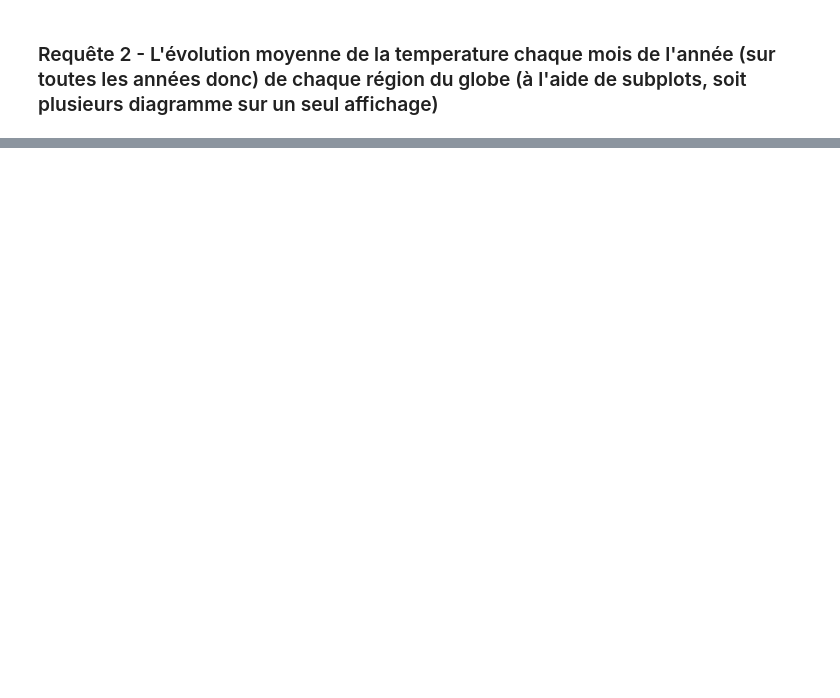
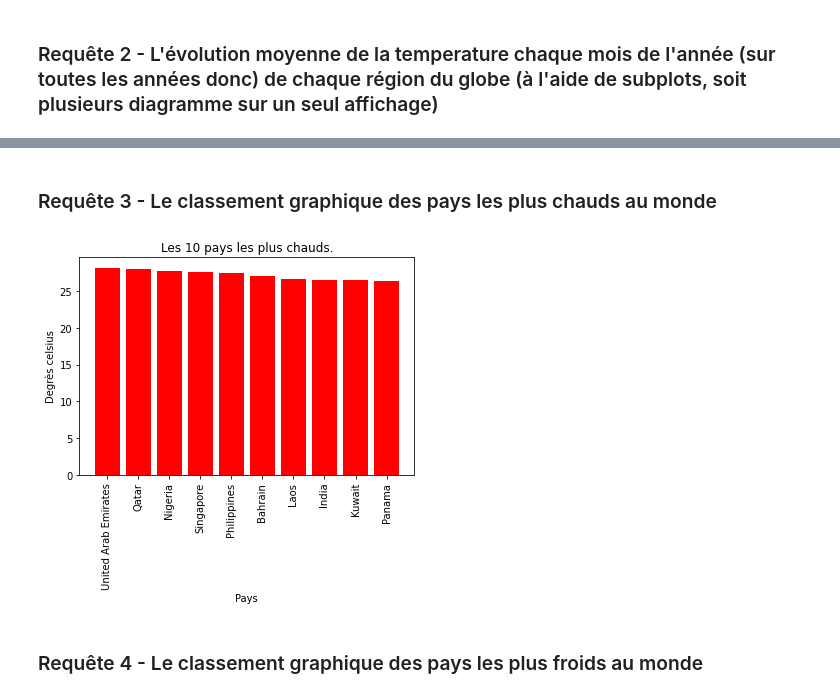
Before and after one commit to Orkaelle/climatologie, a Jupyter notebook: climatologie.ipynb, the cells around one changed output, grey strips where cells are left out. Saved outputs shown, nothing was run; the diff lists cells and outputs as text; code cells hidden in the pictures; blank space fills up the shorter version.

Commit message:
[ADD] Requête 3  à 6

```diff
--- a/climatologie.ipynb
+++ b/climatologie.ipynb
@@ -122,0 +114,22 @@ plt.show()
+# %% [markdown]
+### Requête 3 - Le classement graphique des pays les plus chauds au monde
+# %%
+df_rq3 = df[['Country','AvgTemperature']]
+# %%
+df_hot = df_rq3.groupby(['Country']).mean().reset_index().nlargest(10, 'AvgTemperature')
+# %%
+x = df_hot['Country']
+y = df_hot['AvgTemperature']
+
+plt.bar(x, y, linestyle = ':', color = 'red')
+plt.title('Les 10 pays les plus chauds.')
+plt.ylabel('Degrès celsius')
+plt.xlabel('Pays')
+
+plt.xticks(rotation = 'vertical')
+
+plt.show()
+# %% [output]
+[figure, added]
+# %% [markdown]
+### Requête 4 - Le classement graphique des pays les plus froids au monde
```
Also changed, not shown: parts of 17 cells of this notebook.
